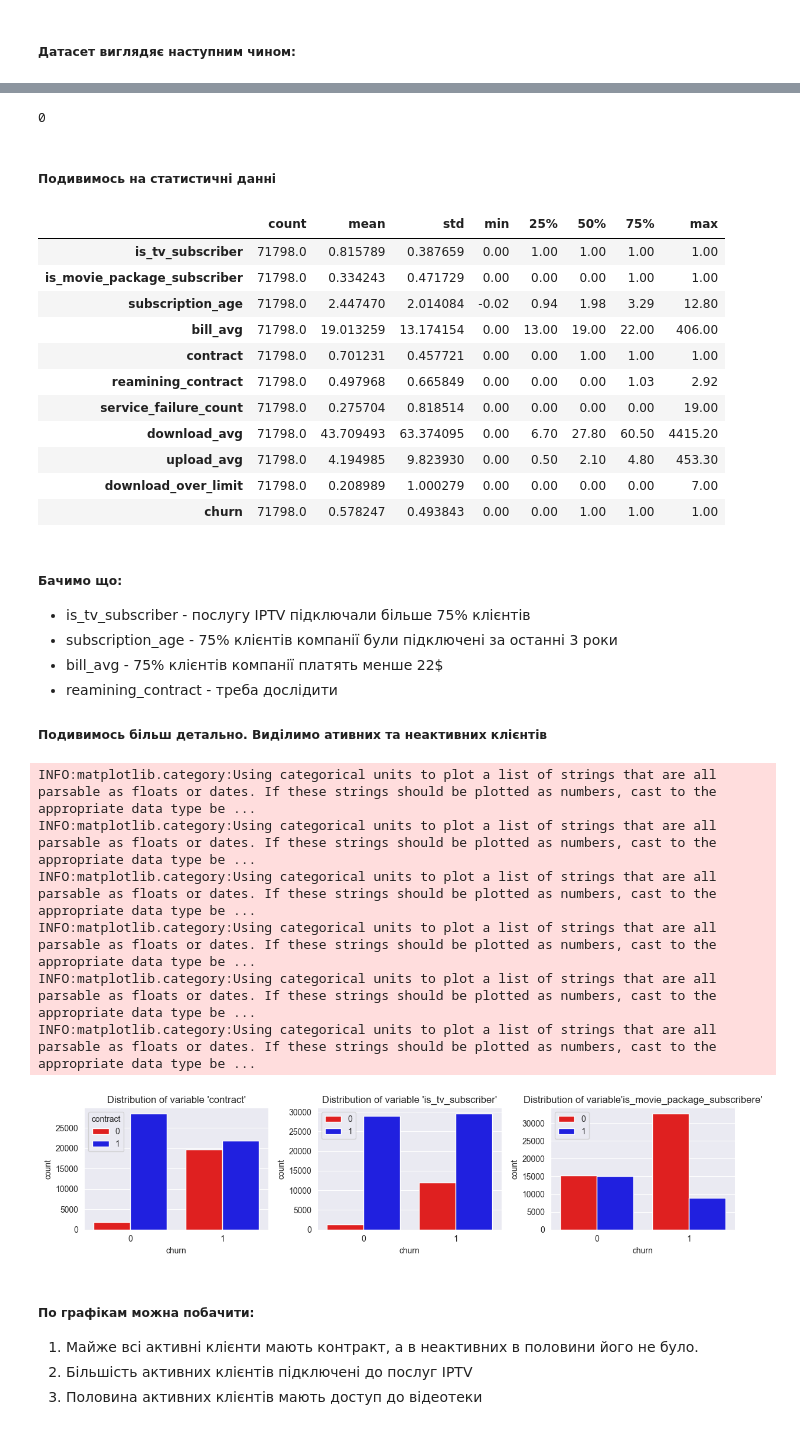
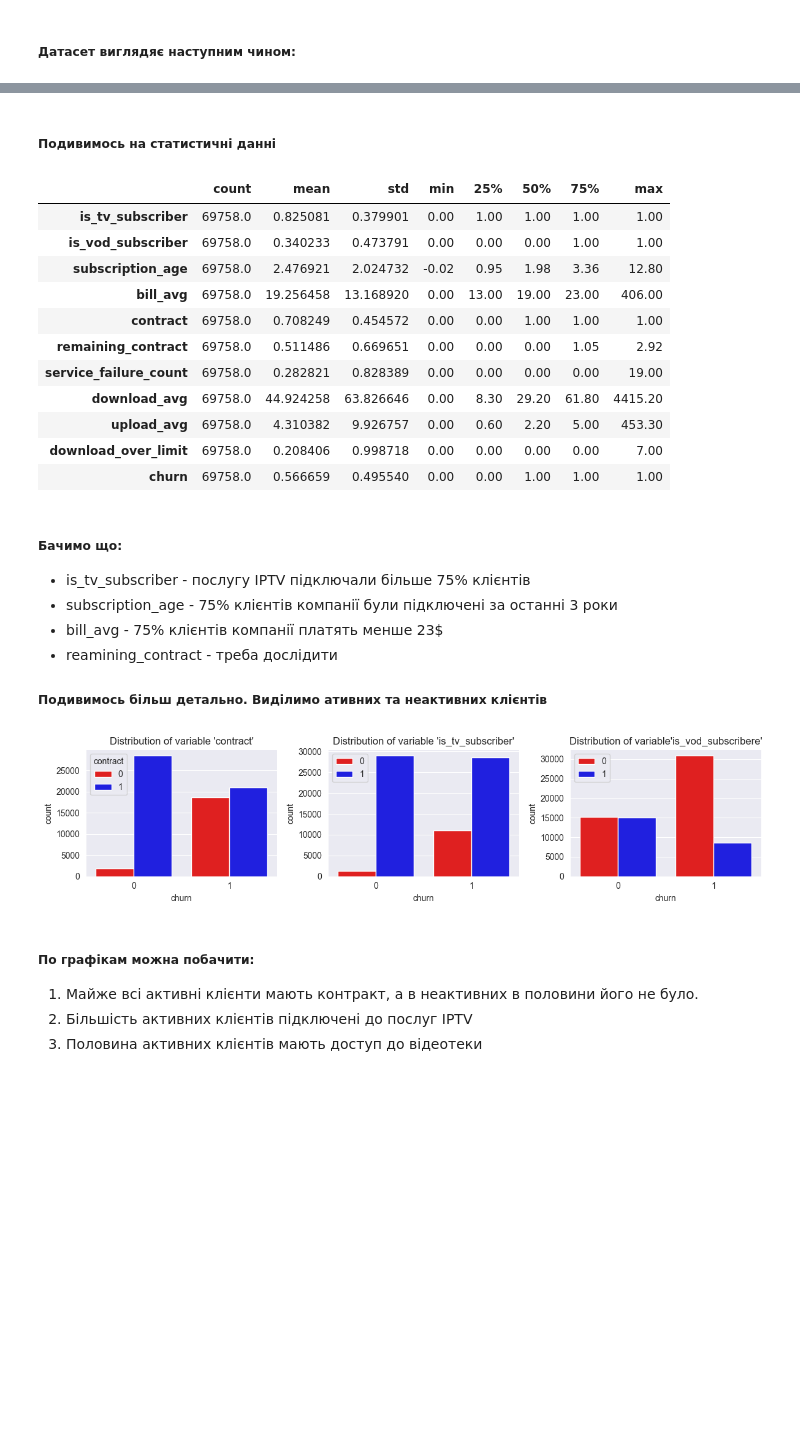
Before and after one commit to serzhu/DS_final_project, a Jupyter notebook: notebooks/internet_service_churn_Serhii.ipynb, the cells around one changed output, grey strips where cells are left out. Cells and saved outputs as stored; diff of their text form; code cells hidden in the pictures; blank space fills up the shorter version.

```diff
--- a/notebooks/internet_service_churn_Serhii.ipynb
+++ b/notebooks/internet_service_churn_Serhii.ipynb
@@ -48,8 +54,10 @@ df_orig
 # %%
 df_final_test = df_orig.sample(n=100, random_state=42)
 df = df_orig.drop(df_final_test.index)
+df.to_csv(data_folder / 'train_test_data.csv', index=False)
+df_final_test.to_csv(data_folder / 'test_data_100_clients.csv', index=False)
 
-df_final_test.to_csv(data_folder / 'test_internet_service_churn.csv', index=False)
+df.rename(columns = {'is_movie_package_subscriber':'is_vod_subscriber', 'reamining_contract':'remaining_contract'}, inplace = True)
 # %%
 df.shape
 # %% [output]
@@ -104,0 +121,3 @@ df.dropna(subset=['download_avg', 'upload_avg'], inplace=True, ignore_index=True
+# %%
+df= df.drop_duplicates(subset=df.iloc[:, 1:-1])
+df.shape
@@ -131,6 +150,6 @@ INFO:matplotlib.category:Using categorical units to plot a list of strings that
 # %% [markdown]
 Подивимось також скількі клієнтів мають менше місяця до завршення контракту
 # %%
-cond = (df['reamining_contract']>=0)&(df['reamining_contract']<0.1)&(df['churn']==0)
+cond = (df['remaining_contract']>=0)&(df['remaining_contract']<0.1)&(df['churn']==0)
 df[cond]['id'].count()
 # %% [output]
@@ -145,9 +170,9 @@ df.loc[cond, 'churn'] = 1
 Додамо новий стовбчик 'contract', в якому позначимо - мав\має клієнт контракт (1) чи ні (0).
 Можна сказати, що ми додали нову feature для дослідження та прогнозування.
 # %%
-df['contract'] = df['reamining_contract'].apply(lambda x: 0 if pd.isna(x) else 1)
+df['contract'] = df['remaining_contract'].apply(lambda x: 0 if pd.isna(x) else 1)
 df.insert(5, 'contract', df.pop('contract'))
-df['reamining_contract'] = df['reamining_contract'].fillna(0)
+df['remaining_contract'] = df['remaining_contract'].fillna(0)
 # %% [markdown]
 ##### Датасет виглядяє наступним чином:
 # %%
@@ -202,29 +223,25 @@ INFO:matplotlib.category:Using categorical units to plot a list of strings that
-# %%
-df.duplicated(subset='id').sum()
-# %% [output]
-0
 # %% [markdown]
 ##### Подивимось на статистичні данні
 # %%
 df.iloc[:, 1:].describe().transpose()
 # %% [output]
 |  | count | mean | std | min | 25% | 50% | 75% | max |
-| is_tv_subscriber | 71798.0 | 0.815789 | 0.387659 | 0.00 | 1.00 | 1.00 | 1.00 | 1.00 |
-| is_movie_package_subscriber | 71798.0 | 0.334243 | 0.471729 | 0.00 | 0.00 | 0.00 | 1.00 | 1.00 |
-| subscription_age | 71798.0 | 2.447470 | 2.014084 | -0.02 | 0.94 | 1.98 | 3.29 | 12.80 |
-| bill_avg | 71798.0 | 19.013259 | 13.174154 | 0.00 | 13.00 | 19.00 | 22.00 | 406.00 |
-| contract | 71798.0 | 0.701231 | 0.457721 | 0.00 | 0.00 | 1.00 | 1.00 | 1.00 |
-| reamining_contract | 71798.0 | 0.497968 | 0.665849 | 0.00 | 0.00 | 0.00 | 1.03 | 2.92 |
-| service_failure_count | 71798.0 | 0.275704 | 0.818514 | 0.00 | 0.00 | 0.00 | 0.00 | 19.00 |
-| download_avg | 71798.0 | 43.709493 | 63.374095 | 0.00 | 6.70 | 27.80 | 60.50 | 4415.20 |
-| upload_avg | 71798.0 | 4.194985 | 9.823930 | 0.00 | 0.50 | 2.10 | 4.80 | 453.30 |
-| download_over_limit | 71798.0 | 0.208989 | 1.000279 | 0.00 | 0.00 | 0.00 | 0.00 | 7.00 |
-| churn | 71798.0 | 0.578247 | 0.493843 | 0.00 | 0.00 | 1.00 | 1.00 | 1.00 |
+| is_tv_subscriber | 69758.0 | 0.825081 | 0.379901 | 0.00 | 1.00 | 1.00 | 1.00 | 1.00 |
+| is_vod_subscriber | 69758.0 | 0.340233 | 0.473791 | 0.00 | 0.00 | 0.00 | 1.00 | 1.00 |
+| subscription_age | 69758.0 | 2.476921 | 2.024732 | -0.02 | 0.95 | 1.98 | 3.36 | 12.80 |
+| bill_avg | 69758.0 | 19.256458 | 13.168920 | 0.00 | 13.00 | 19.00 | 23.00 | 406.00 |
+| contract | 69758.0 | 0.708249 | 0.454572 | 0.00 | 0.00 | 1.00 | 1.00 | 1.00 |
+| remaining_contract | 69758.0 | 0.511486 | 0.669651 | 0.00 | 0.00 | 0.00 | 1.05 | 2.92 |
+| service_failure_count | 69758.0 | 0.282821 | 0.828389 | 0.00 | 0.00 | 0.00 | 0.00 | 19.00 |
+| download_avg | 69758.0 | 44.924258 | 63.826646 | 0.00 | 8.30 | 29.20 | 61.80 | 4415.20 |
+| upload_avg | 69758.0 | 4.310382 | 9.926757 | 0.00 | 0.60 | 2.20 | 5.00 | 453.30 |
+| download_over_limit | 69758.0 | 0.208406 | 0.998718 | 0.00 | 0.00 | 0.00 | 0.00 | 7.00 |
+| churn | 69758.0 | 0.566659 | 0.495540 | 0.00 | 0.00 | 1.00 | 1.00 | 1.00 |
 # %% [markdown]
 ##### Бачимо що:
 * is_tv_subscriber - послугу IPTV  підключали більше 75% клієнтів
 * subscription_age - 75% клієнтів компанії були підключені за останні 3 роки
-* bill_avg - 75% клієнтів компанії платять менше 22$
+* bill_avg - 75% клієнтів компанії платять менше 23$
 * reamining_contract - треба дослідити
 
 ##### Подивимось більш детально. Виділимо ативних та неактивних клієнтів
@@ -234,26 +251,20 @@ die = df[df['churn'] == 1]
 # %%
 f, axs = plt.subplots(1, 3, figsize=(12, 3))
 sns.countplot(x='churn', hue='contract', data=df, ax=axs[0], palette=['r','b'])
 axs[0].set_title("Distribution of variable 'contract'")
 
 sns.countplot(x='churn', hue='is_tv_subscriber', data=df, ax=axs[1], palette=['r','b'])
 axs[1].set_title("Distribution of variable 'is_tv_subscriber'")
 axs[1].legend(loc="upper left")
 
-sns.countplot(x='churn', hue='is_movie_package_subscriber', data=df, ax=axs[2], palette=['r','b'])
-axs[2].set_title("Distribution of variable'is_movie_package_subscribere'")
+sns.countplot(x='churn', hue='is_vod_subscriber', data=df, ax=axs[2], palette=['r','b'])
+axs[2].set_title("Distribution of variable'is_vod_subscribere'")
 axs[2].legend(loc="upper left")
 
 plt.tight_layout()
 plt.show()
 # %% [output]
-INFO:matplotlib.category:Using categorical units to plot a list of strings that are all parsable as floats or dates. If these strings should be plotted as numbers, cast to the appropriate data type be ...
-INFO:matplotlib.category:Using categorical units to plot a list of strings that are all parsable as floats or dates. If these strings should be plotted as numbers, cast to the appropriate data type be ...
-INFO:matplotlib.category:Using categorical units to plot a list of strings that are all parsable as floats or dates. If these strings should be plotted as numbers, cast to the appropriate data type be ...
-INFO:matplotlib.category:Using categorical units to plot a list of strings that are all parsable as floats or dates. If these strings should be plotted as numbers, cast to the appropriate data type be ...
-INFO:matplotlib.category:Using categorical units to plot a list of strings that are all parsable as floats or dates. If these strings should be plotted as numbers, cast to the appropriate data type be ...
-INFO:matplotlib.category:Using categorical units to plot a list of strings that are all parsable as floats or dates. If these strings should be plotted as numbers, cast to the appropriate data type be ...
-[figure, old version]
+[figure, new version]
 # %% [markdown]
 ##### По графікам можна побачити:
 1. Майже всі активні клієнти мають контракт, а в неактивних в половини його не було.
```
Also changed, not shown: parts of 47 cells of this notebook, 15 other files.
